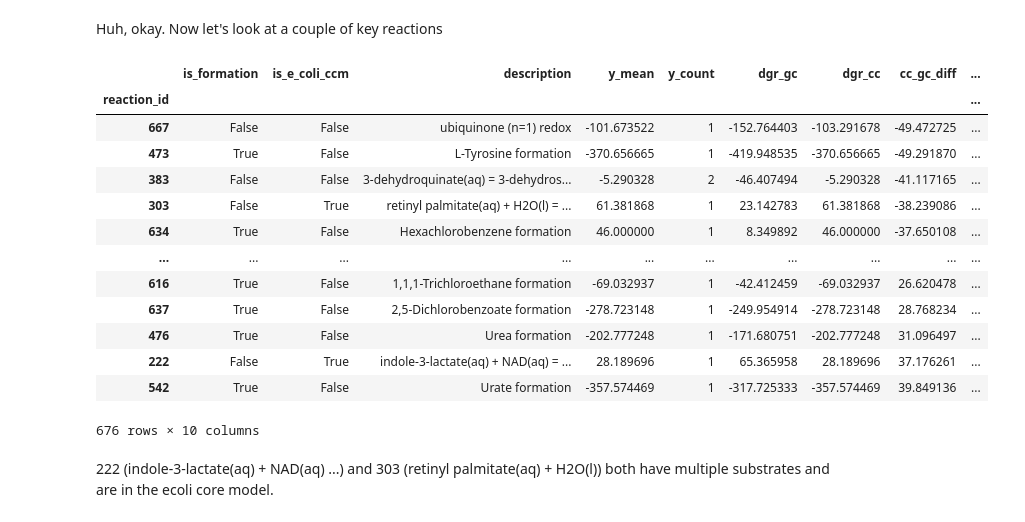
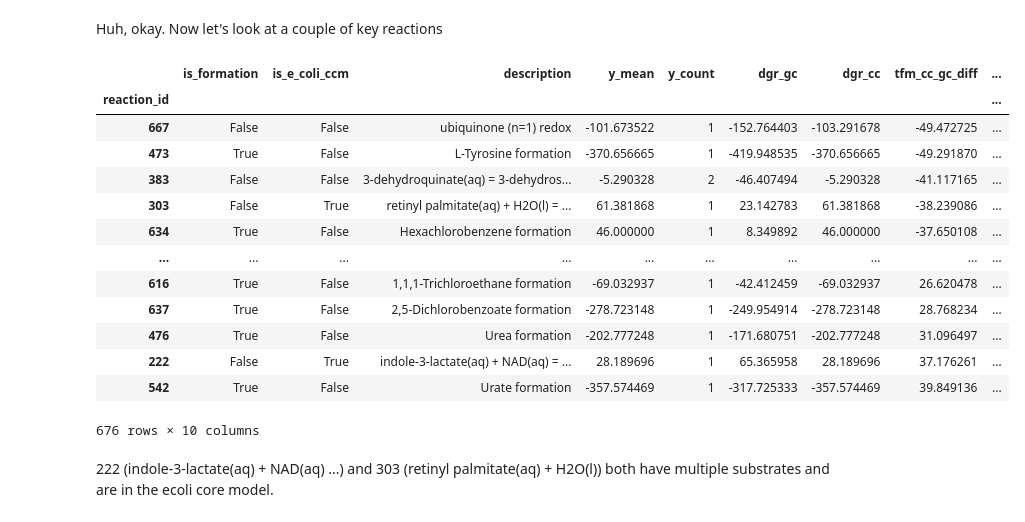
Before and after one commit to biosustain/dgfreg, a Jupyter notebook: notebooks/24_01_28_residual_analysis.ipynb, the cells around one changed output. Cells and saved outputs as stored; diff of their text form; code cells hidden in the pictures.

```diff
--- a/notebooks/24_01_28_residual_analysis.ipynb
+++ b/notebooks/24_01_28_residual_analysis.ipynb
@@ -30,7 +35,6 @@ measurements["dgr_cc"] = dgr_cc
 measurements["resid_gc"] = dgr_gc - measurements["y"]
 measurements["resid_cc"] = dgr_gc - measurements["y"]
 
-
 G = prepped.G.set_index(["compound_id", "group_id"])["stoichiometric_coefficient"].unstack().fillna(0.0)
 S = prepped.S.set_index(["compound_id", "reaction_id"])["stoichiometric_coefficient"].unstack().fillna(0.0)
 
@@ -42,7 +46,6 @@ reactions = prepped.reactions.set_index("reaction_id")
 reactions = reactions.join(measurements.groupby("reaction_id").agg({"y": ["mean", "count"]})["y"].add_prefix("y_"))
 reactions["dgr_gc"] = measurements.groupby("reaction_id")["dgr_gc"].first()
 reactions["dgr_cc"] = measurements.groupby("reaction_id")["dgr_cc"].first()
-reactions["cc_gc_diff"] = S.T @ compounds["cc_gc_diff"]
+reactions["tfm_cc_gc_diff"] = S.T @ compounds["cc_gc_diff"]
 reactions["gc_mean_resid"] = reactions["dgr_gc"] - reactions["y_mean"]
 reactions["cc_mean_resid"] = reactions["dgr_cc"] - reactions["y_mean"]
-reactions.plot.scatter("cc_gc_diff", "gc_mean_resid")
@@ -61,9 +66,9 @@ measurements.plot.scatter("cc_gc_diff", "resid_gc")
 # %% [markdown]
 Huh, okay. Now let's look at a couple of key reactions
 # %%
-reactions.sort_values("cc_gc_diff").drop(["EC", "reaction"], axis=1)
+reactions.sort_values("tfm_cc_gc_diff").drop(["EC", "reaction"], axis=1)
 # %% [output]
-|  | is_formation | is_e_coli_ccm | description | y_mean | y_count | dgr_gc | dgr_cc | cc_gc_diff | ... |
+|  | is_formation | is_e_coli_ccm | description | y_mean | y_count | dgr_gc | dgr_cc | tfm_cc_gc_diff | ... |
 | reaction_id |  |  |  |  |  |  |  |  | ... |
 | 667 | False | False | ubiquinone (n=1) redox | -101.673522 | 1 | -152.764403 | -103.291678 | -49.472725 | ... |
 | 473 | True | False | L-Tyrosine formation | -370.656665 | 1 | -419.948535 | -370.656665 | -49.291870 | ... |
```
Also changed, not shown: parts of 6 cells of this notebook, 1 other file.
